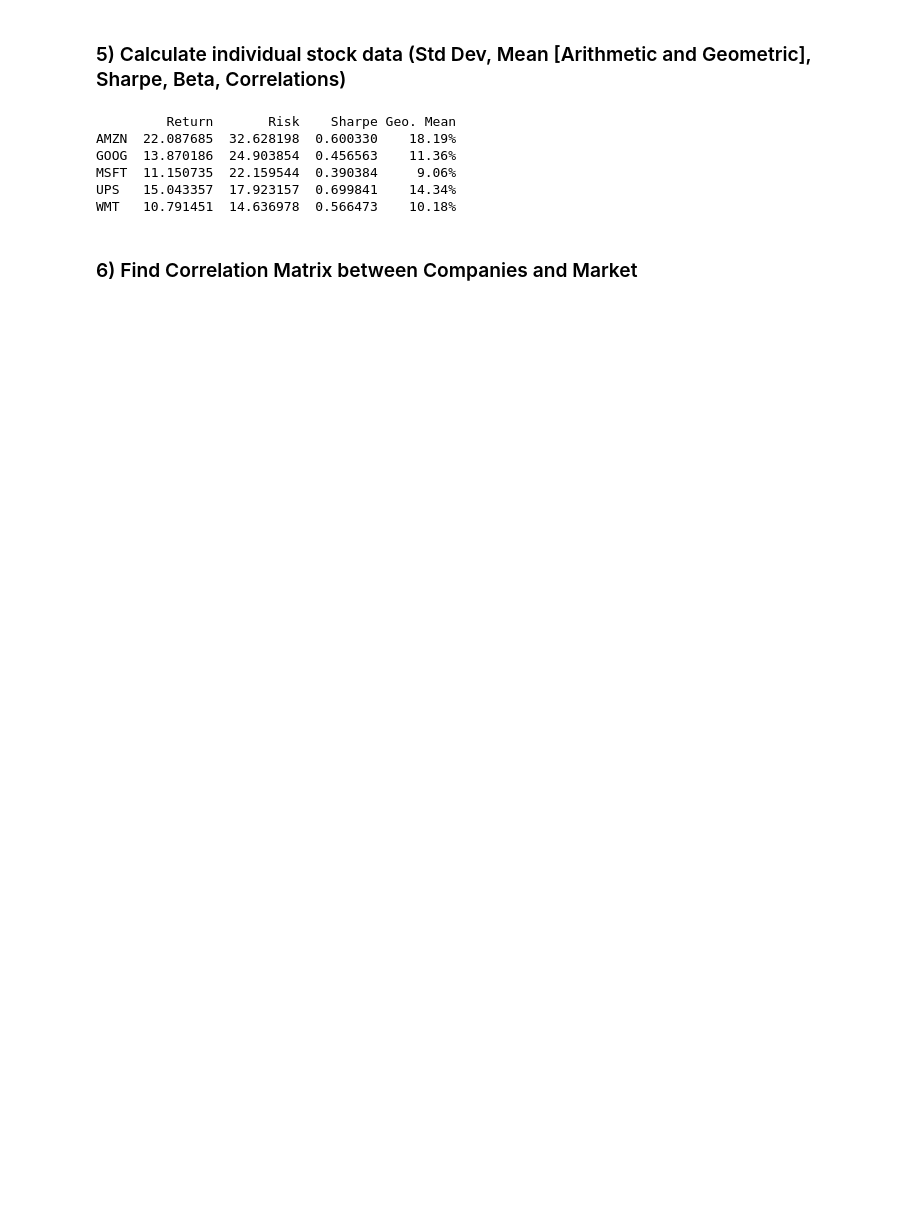
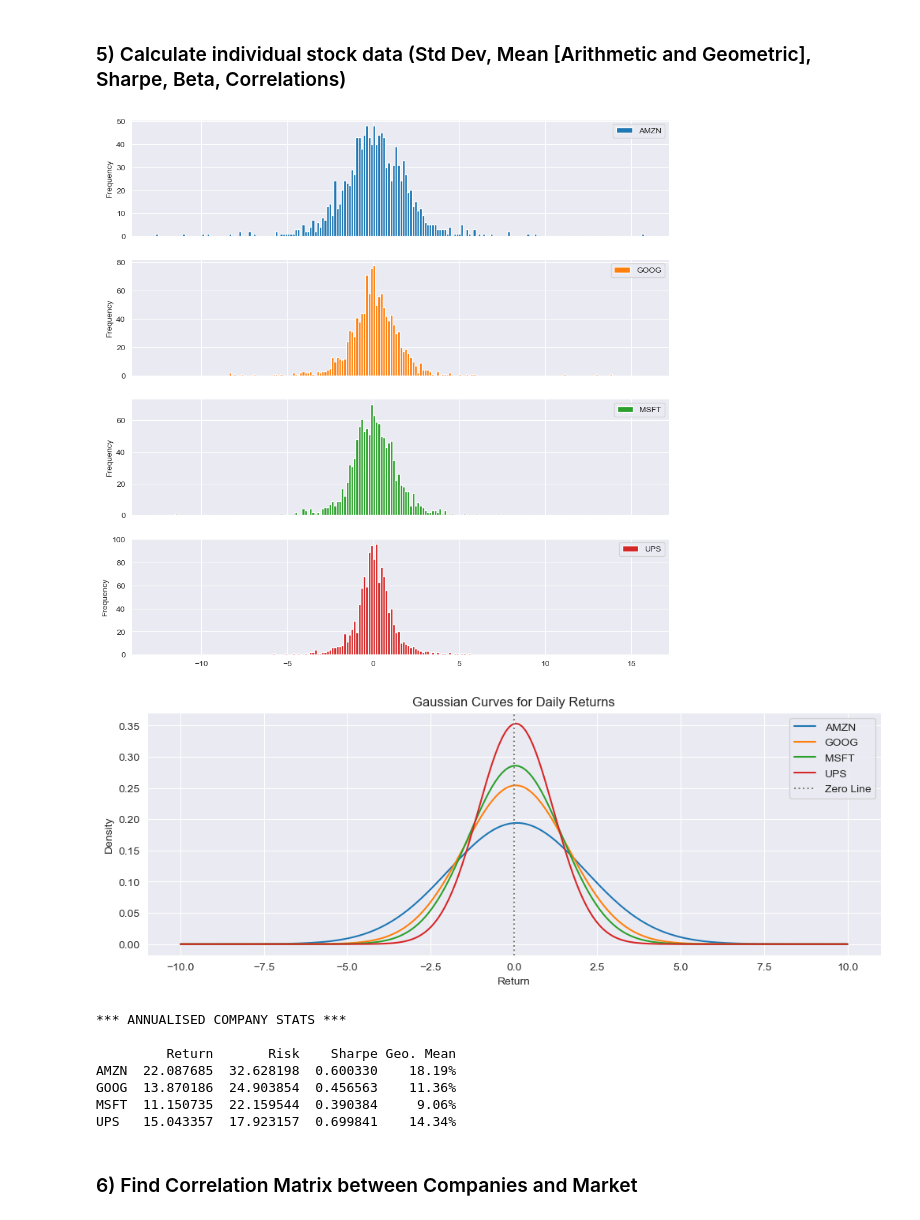
Before and after one commit to Charleybarden/PortfolioBuilder, a Jupyter notebook: ChatGPT Assignment.ipynb, the cells around one changed output. Drawn from its saved outputs; the diff is of its cells as text; code cells hidden in the pictures; blank space fills up the shorter version.

Commit message:
Add the following: - Daily Returns Visualisation (Hist and Gauss) - Graph for Beta Comparisons

```diff
--- a/ChatGPT Assignment.ipynb
+++ b/ChatGPT Assignment.ipynb
@@ -118,30 +119,56 @@ plt.show()
 # %%
 risk_free_rate = 2.5
 
 analysis_return_data = analysis_price_data.pct_change(periods=1).mul(100)   # Create the % change in price each day
 
 company_stats = analysis_return_data.agg(['mean', 'std']).T
 company_stats.columns = ['Return', 'Risk']
 company_stats.Return = company_stats.Return * 252  # Annual Return
 company_stats.Risk = company_stats.Risk * np.sqrt(252)
 company_stats['Sharpe'] = (company_stats.Return - risk_free_rate).div(company_stats.Risk)
 
 # Geometric Means:
 num_periods = 5
 geo_means = []
 for company in norm_price_data.columns.to_list():
     product = norm_price_data.loc['2014-12-30', company] / 100
     geo_mean = ((product ** (1/num_periods)) - 1) * 100
     geo_means.append('{:.2f}%'.format(geo_mean))
 company_stats['Geo. Mean'] = geo_means
+
+# Plot daily returns as histograms
+analysis_return_data.plot(kind='hist', bins=200, sharex=True, subplots=True, figsize=(12,12))
+
+# Plots Gaussian Curves
+mean_returns = analysis_return_data.mean()
+std_returns = analysis_return_data.std()
+x = np.linspace(-10,10, 200)
+plt.figure(figsize=(12, 4))
+for company in analysis_return_data.columns:
+    y = norm.pdf(x, mean_returns[company], std_returns[company])
+    plt.plot(x, y, label=company)
+
+# Add labels, title, legend, and grid
+plt.axvline(0, color='gray', linestyle='dotted', label='Zero Line')
+plt.xlabel('Return')
+plt.ylabel('Density')
+plt.title('Gaussian Curves for Daily Returns')
+plt.legend()
+plt.grid(True)
+plt.show()
+
+print('*** ANNUALISED COMPANY STATS *** \n')
 print(company_stats)
 # %% [output]
+[figure, added]
+[figure, added]
+*** ANNUALISED COMPANY STATS ***
+
          Return       Risk    Sharpe Geo. Mean
 AMZN  22.087685  32.628198  0.600330    18.19%
 GOOG  13.870186  24.903854  0.456563    11.36%
 MSFT  11.150735  22.159544  0.390384     9.06%
 UPS   15.043357  17.923157  0.699841    14.34%
-WMT   10.791451  14.636978  0.566473    10.18%
 # %% [markdown]
 ### 6) Find Correlation Matrix between Companies and Market
 # %%
```
Also changed, not shown: parts of 10 cells of this notebook.
